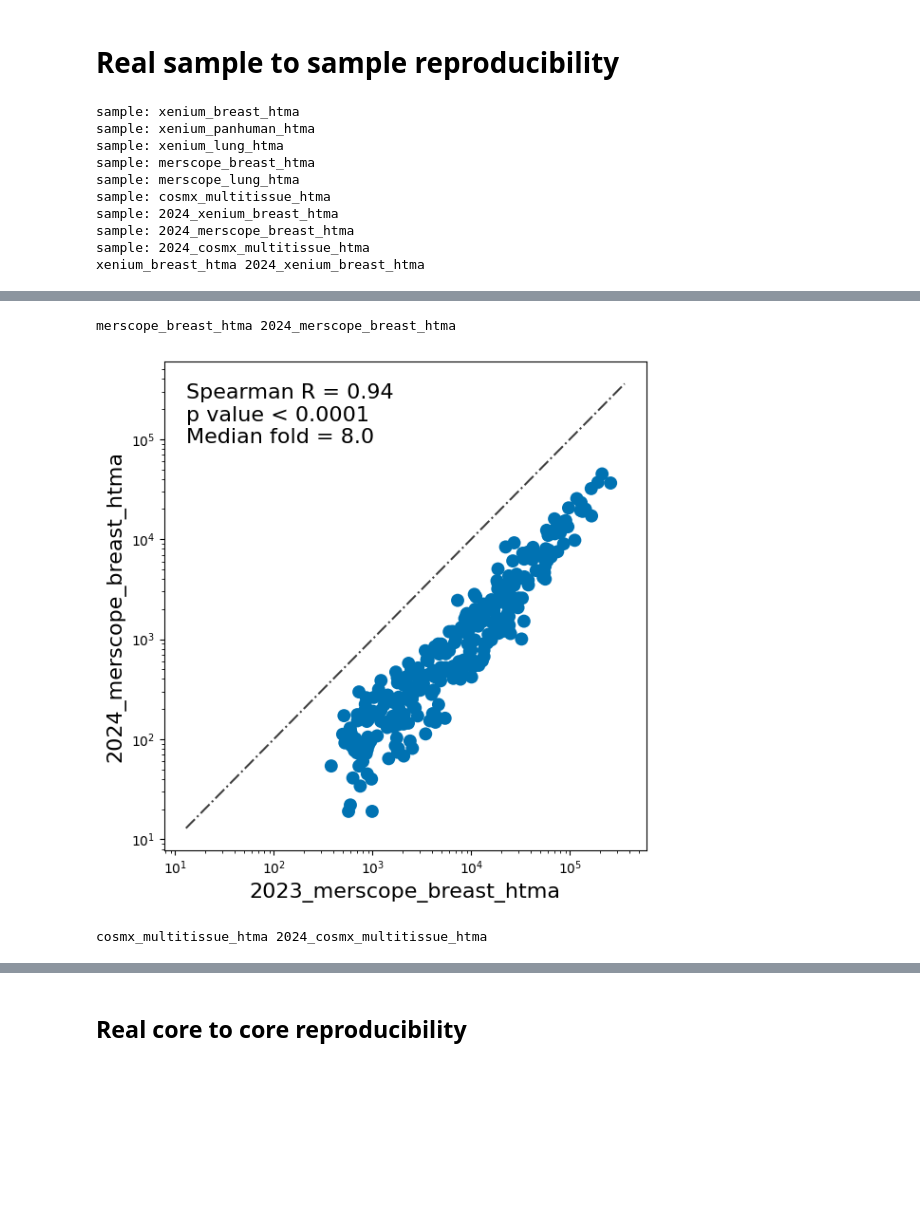
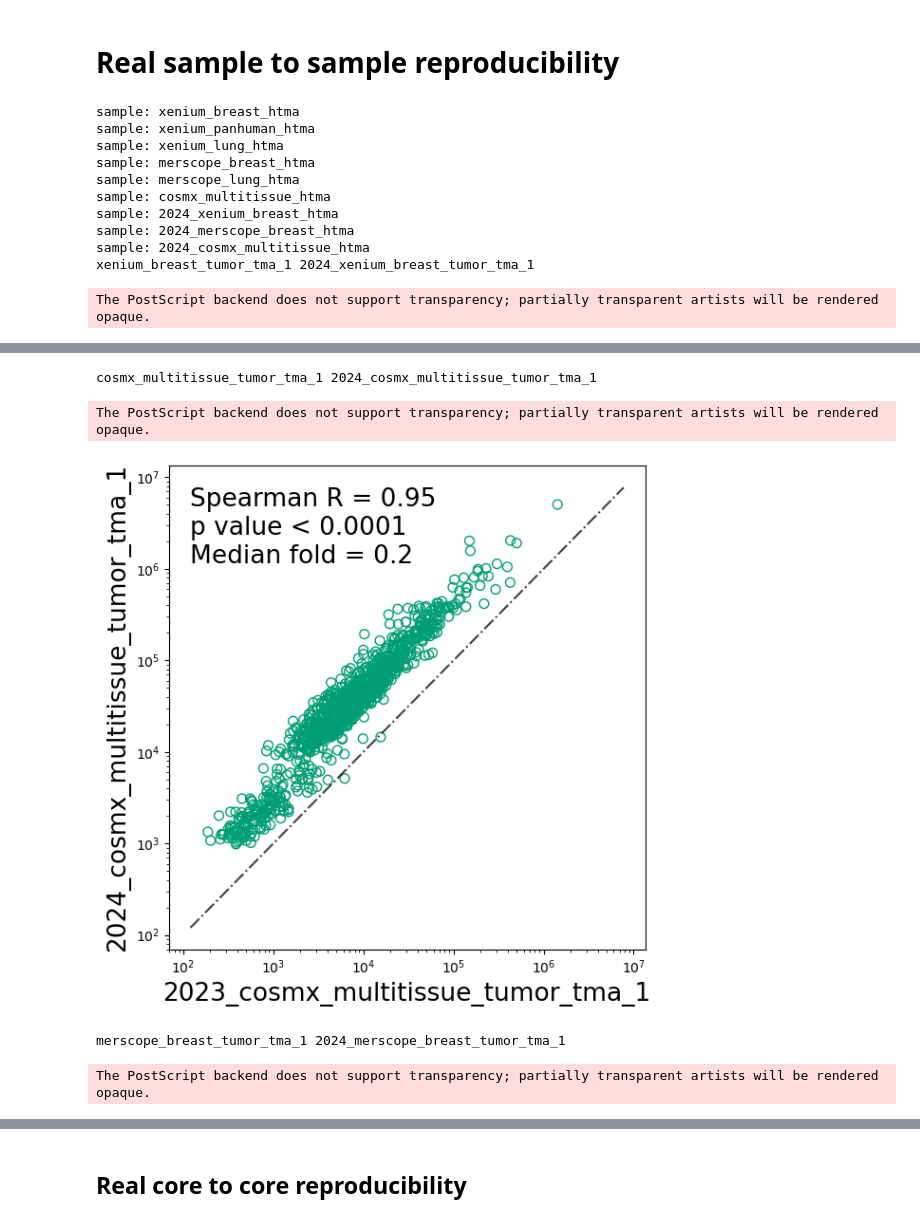
Before and after one commit to broadinstitute/ist_benchmarking, a Jupyter notebook: 03_gene_by_gene_plot.ipynb, the cells around one changed output, grey strips where cells are left out. Cells and saved outputs as stored; diff of their text form; code cells hidden in the pictures; blank space fills up the shorter version.

```diff
--- a/03_gene_by_gene_plot.ipynb
+++ b/03_gene_by_gene_plot.ipynb
@@ -227,7 +231,7 @@ elif year =='2024':
             # # Plot polynomial line
             # plt.plot(x_poly, y_poly, label=f'{degree} degree polynomial fit', color='red')
 
-            fontsize = 16
+            fontsize = 20
 
             # Log scale
             plt.xscale('log')
@@ -240,7 +244,7 @@ elif year =='2024':
             # Stats
             r, p = sp.stats.spearmanr(x, y)
             p = '< 0.0001' if p < 0.0001 else f"= {round(p, 7)}"
-            plt.text(lims[0], lims[1]+3, f"Pearson R = {round(r,2)}\np value {p}\nMedian fold = {round(df_pair['fold'].median(), 1)}", fontsize=fontsize, verticalalignment='top')
+            plt.text(lims[0], lims[1]+3, f"Spearman R = {round(r,2)}\np value {p}\nMedian fold = {round(df_pair['fold'].median(), 1)}", fontsize=fontsize, verticalalignment='top')
 
             # Axes and labels
             plt.xlabel(platform_panel_1, fontsize=fontsize)
@@ -250,7 +254,7 @@ elif year =='2024':
             # Save and show the plot
             plt.tight_layout()
             plt.savefig(f"{wd}/figures/Fig_2_Technical_Performance/Main_Fig_2_ABC_{year}_{platform_panel_1}_vs_{platform_panel_2}_from_{'_and_'.join(tmas)}.png", bbox_inches='tight', transparent=True)
-            # plt.savefig(f"{wd}/figures/Fig_2_Technical_Performance/Main_Fig_2_ABC_{year}_{platform_panel_1}_vs_{platform_panel_2}_from_{'_and_'.join(tmas)}.eps", bbox_inches='tight', transparent=True)
+            plt.savefig(f"{wd}/figures/Fig_2_Technical_Performance/Main_Fig_2_ABC_{year}_{platform_panel_1}_vs_{platform_panel_2}_from_{'_and_'.join(tmas)}.eps", bbox_inches='tight', transparent=True)
             # plt.close()
             plt.show()
 # %% [output]
@@ -466,16 +486,18 @@ for sample in SAMPLES:
 
 df_m['platform'] = df_m['sample'].apply(lambda x: name_parser(x)['platform'].upper())
 df_m['panel'] = df_m['sample'].apply(lambda x: name_parser(x)['panel'])
-
+df_m['sample'] = df_m['sample'].apply(lambda x: x.replace('htma','tumor_tma_1'))
 df_plot = df_m.copy()
 df_plot = df_plot.groupby(['sample','gene']).agg({metric: 'sum'}).reset_index()
 df_plot = df_plot.pivot(index = 'gene', columns = 'sample', values = 'count').reset_index()
 
 for count, sample_pair in enumerate([
-    ('xenium_breast_htma','2024_xenium_breast_htma'),
-    ('merscope_breast_htma','2024_merscope_breast_htma'),
-    ('cosmx_multitissue_htma','2024_cosmx_multitissue_htma')
+    ('xenium_breast_tumor_tma_1','2024_xenium_breast_tumor_tma_1'),
+    ('cosmx_multitissue_tumor_tma_1','2024_cosmx_multitissue_tumor_tma_1'),
+    ('merscope_breast_tumor_tma_1','2024_merscope_breast_tumor_tma_1')
     ]):
+
+    color_index = count + 1
 
     sample_1 = sample_pair[0]
     sample_2 = sample_pair[1]
@@ -489,8 +511,7 @@ for count, sample_pair in enumerate([
 
     # Scatter plot
     plt.figure(figsize=(6, 6))
-    color_index = 1
-    sns.scatterplot(data=df_pair, x=sample_1, y=sample_2, color=list(CB_COLORS_5.values())[color_index],edgecolor='none',s=100)
+    sns.scatterplot(data=df_pair, x=sample_1, y=sample_2,facecolor='none', edgecolor=list(CB_COLORS_5.values())[color_index],lw=1, s=50)
 
     # # Annotate genes
     # for idx, row in df_pair.iterrows():
@@ -507,14 +528,14 @@ for count, sample_pair in enumerate([
     lims1 = [np.min([plt.xlim(), plt.ylim()]), np.max([plt.xlim(), plt.ylim()])]
     lims2 = [np.max([plt.xlim(), plt.ylim()]), np.max([plt.xlim(), plt.ylim()])]
     plt.plot(lims1, lims1, 'k-.', alpha=0.75)
-    fontsize = 16
+    fontsize = 19
     plt.text(lims1[0], lims1[1], f"Spearman R = {round(r,2)}\np value {p}\nMedian fold = {round(df_pair['fold'].median(), 1)}", fontsize=fontsize, verticalalignment='top')
     # plt.text(lims2[0] * 0.2, lims2[1], f"x=y line", fontsize=fontsize, verticalalignment='top')
     plt.xlabel(f"2023_{sample_1}", fontsize=fontsize)
     plt.ylabel(sample_2, fontsize=fontsize)
     plt.tight_layout()
-    plt.savefig(f"{wd}/figures/Fig_2_Technical_Performance/Main_Fig_2_ABC_{sample_1}_vs_{sample_2}.png", bbox_inches='tight', transparent=True)
-    # plt.savefig(f"{wd}/figures/Fig_2_Technical_Performance/Main_Fig_2_ABC_{sample_1}_vs_{sample_2}.eps", bbox_inches='tight', transparent=True)
+    plt.savefig(f"{wd}/figures/Fig_1/Supp_Fig_1_{sample_1}_vs_{sample_2}_2024.png", bbox_inches='tight', transparent=True)
+    plt.savefig(f"{wd}/figures/Fig_1/Supp_Fig_1_{sample_1}_vs_{sample_2}_2024.eps", bbox_inches='tight', transparent=True)
     # plt.close()
     plt.show()
 # %% [output]
@@ -527,4 +548,5 @@ sample: cosmx_multitissue_htma
 sample: 2024_xenium_breast_htma
 sample: 2024_merscope_breast_htma
 sample: 2024_cosmx_multitissue_htma
-xenium_breast_htma 2024_xenium_breast_htma
+xenium_breast_tumor_tma_1 2024_xenium_breast_tumor_tma_1
+The PostScript backend does not support transparency; partially transparent artists will be rendered opaque.
@@ -532,3 +554,5 @@ xenium_breast_htma 2024_xenium_breast_htma
-merscope_breast_htma 2024_merscope_breast_htma
+cosmx_multitissue_tumor_tma_1 2024_cosmx_multitissue_tumor_tma_1
+The PostScript backend does not support transparency; partially transparent artists will be rendered opaque.
-[figure, old version]
+[figure, new version]
-cosmx_multitissue_htma 2024_cosmx_multitissue_htma
+merscope_breast_tumor_tma_1 2024_merscope_breast_tumor_tma_1
+The PostScript backend does not support transparency; partially transparent artists will be rendered opaque.
```
Also changed, not shown: parts of 10 cells of this notebook, 7 other files.
